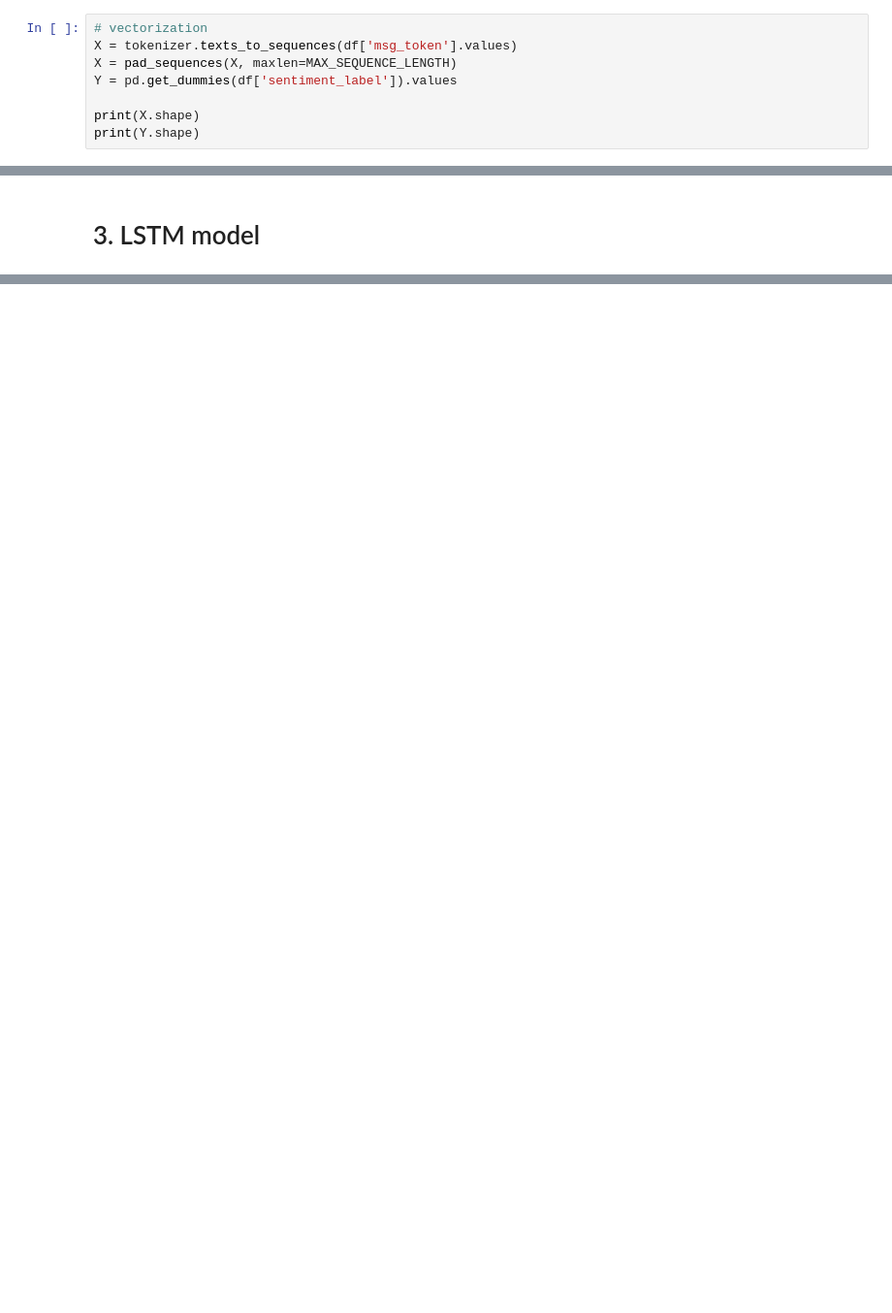
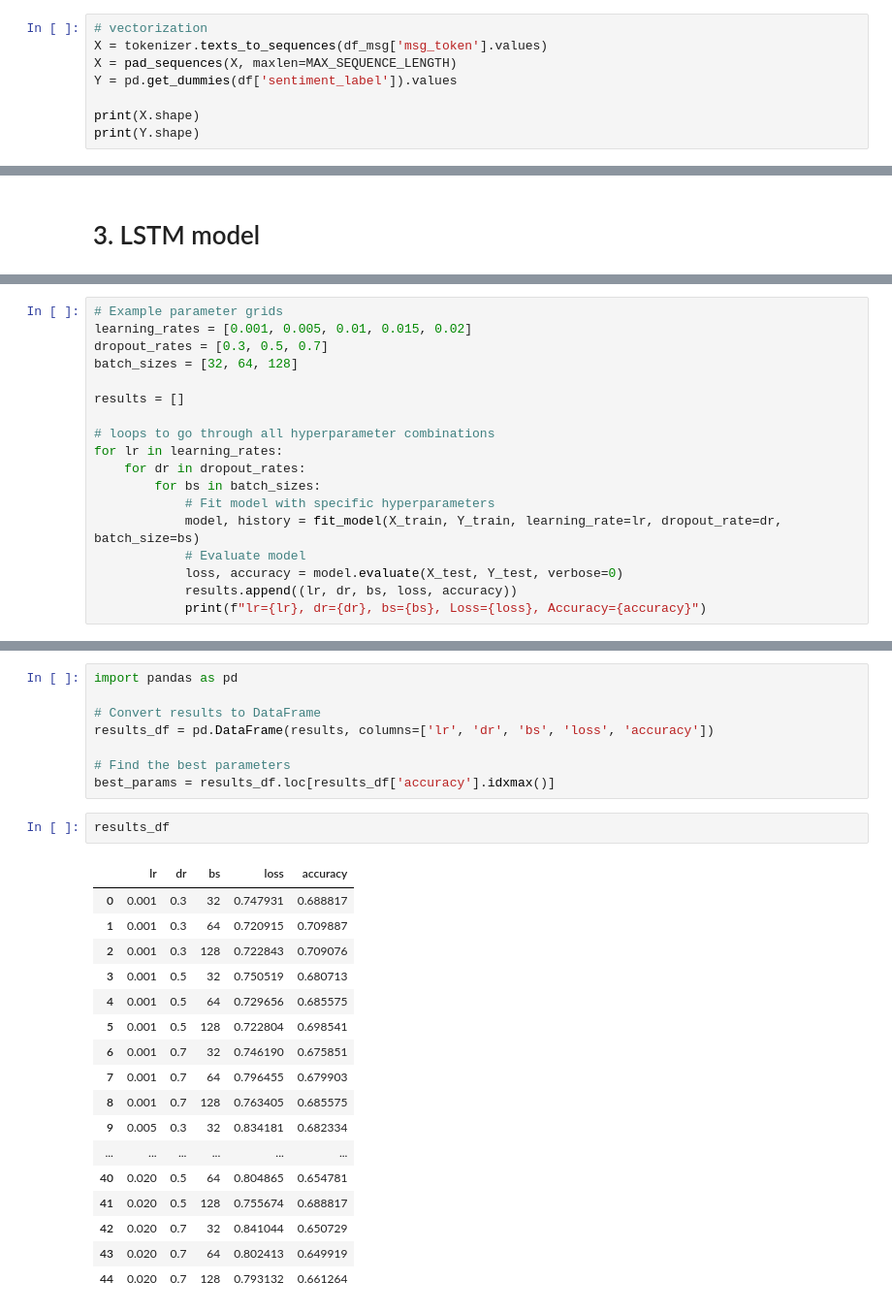
Before and after one commit to iharrisonfu/gpt-cantonese-sentiment, a Jupyter notebook: code/LSTM.ipynb, the cells around one changed output, grey strips where cells are left out. Shown at 97% size. Cells and saved outputs as stored; diff of their text form; blank space fills up the shorter version.

```diff
--- a/code/LSTM.ipynb
+++ b/code/LSTM.ipynb
@@ -89,6 +116,6 @@ There are totally 10442 different tokens.
 # %%
 # vectorization
-X = tokenizer.texts_to_sequences(df['msg_token'].values)
+X = tokenizer.texts_to_sequences(df_msg['msg_token'].values)
 X = pad_sequences(X, maxlen=MAX_SEQUENCE_LENGTH)
 Y = pd.get_dummies(df['sentiment_label']).values
 
@@ -148,0 +197,18 @@ None
+# %%
+# Example parameter grids
+learning_rates = [0.001, 0.005, 0.01, 0.015, 0.02]
+dropout_rates = [0.3, 0.5, 0.7]
+batch_sizes = [32, 64, 128]
+
+results = []
+
+# loops to go through all hyperparameter combinations
+for lr in learning_rates:
+    for dr in dropout_rates:
+        for bs in batch_sizes:
+            # Fit model with specific hyperparameters
+            model, history = fit_model(X_train, Y_train, learning_rate=lr, dropout_rate=dr, batch_size=bs)
+            # Evaluate model
+            loss, accuracy = model.evaluate(X_test, Y_test, verbose=0)
+            results.append((lr, dr, bs, loss, accuracy))
+            print(f"lr={lr}, dr={dr}, bs={bs}, Loss={loss}, Accuracy={accuracy}")
@@ -148,0 +233,28 @@ None
+# %%
+import pandas as pd
+
+# Convert results to DataFrame
+results_df = pd.DataFrame(results, columns=['lr', 'dr', 'bs', 'loss', 'accuracy'])
+
+# Find the best parameters
+best_params = results_df.loc[results_df['accuracy'].idxmax()]
+# %%
+results_df
+# %% [output]
+|  | lr | dr | bs | loss | accuracy |
+| 0 | 0.001 | 0.3 | 32 | 0.747931 | 0.688817 |
+| 1 | 0.001 | 0.3 | 64 | 0.720915 | 0.709887 |
+| 2 | 0.001 | 0.3 | 128 | 0.722843 | 0.709076 |
+| 3 | 0.001 | 0.5 | 32 | 0.750519 | 0.680713 |
+| 4 | 0.001 | 0.5 | 64 | 0.729656 | 0.685575 |
+| 5 | 0.001 | 0.5 | 128 | 0.722804 | 0.698541 |
+| 6 | 0.001 | 0.7 | 32 | 0.746190 | 0.675851 |
+| 7 | 0.001 | 0.7 | 64 | 0.796455 | 0.679903 |
+| 8 | 0.001 | 0.7 | 128 | 0.763405 | 0.685575 |
+| 9 | 0.005 | 0.3 | 32 | 0.834181 | 0.682334 |
+| ... | ... | ... | ... | ... | ... |
+| 40 | 0.020 | 0.5 | 64 | 0.804865 | 0.654781 |
+| 41 | 0.020 | 0.5 | 128 | 0.755674 | 0.688817 |
+| 42 | 0.020 | 0.7 | 32 | 0.841044 | 0.650729 |
+| 43 | 0.020 | 0.7 | 64 | 0.802413 | 0.649919 |
+| 44 | 0.020 | 0.7 | 128 | 0.793132 | 0.661264 |
```
Also changed, not shown: parts of 36 cells of this notebook, 16 other files.
